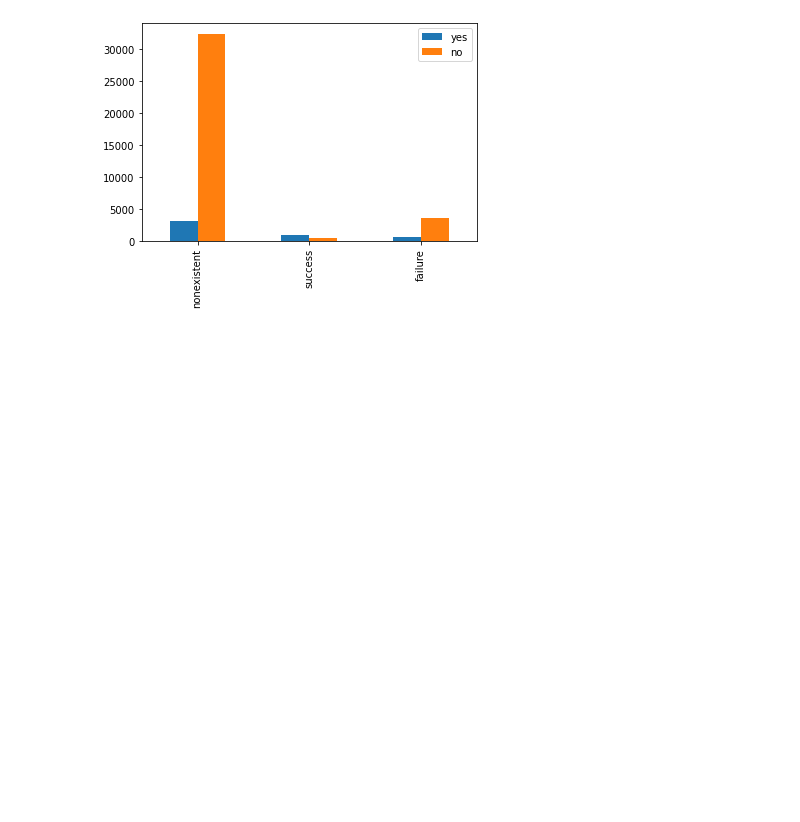
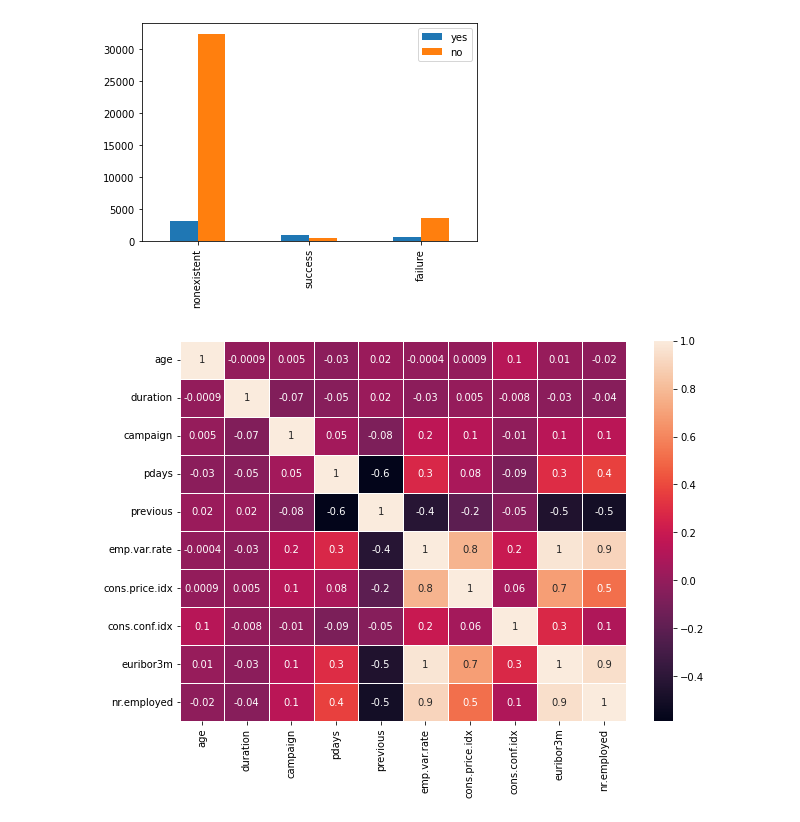
Before and after one commit to dadodimauro/MML-bank-marketing, a Jupyter notebook: bank-marketing/main.ipynb, the cells around one changed output. Cells and saved outputs as stored; diff of their text form; code cells hidden in the pictures; blank space fills up the shorter version.

```diff
--- a/bank-marketing/main.ipynb
+++ b/bank-marketing/main.ipynb
@@ -111,3 +111,12 @@ for cat_column in cat_columns:
 [figure]
 [figure]
 [figure]
+# %%
+import seaborn as sns
+
+fig = plt.figure(figsize=(10,7))
+ax = sns.heatmap(df.corr(), annot=True, linewidth=0.5, fmt='.1g')
+
+plt.show()
+# %% [output]
+[figure, added]
```
